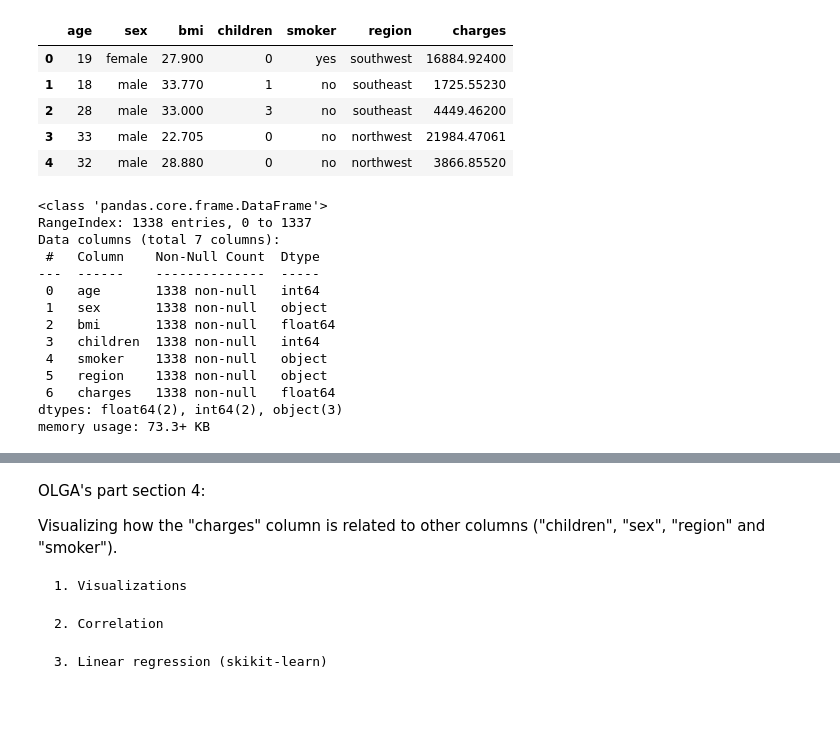
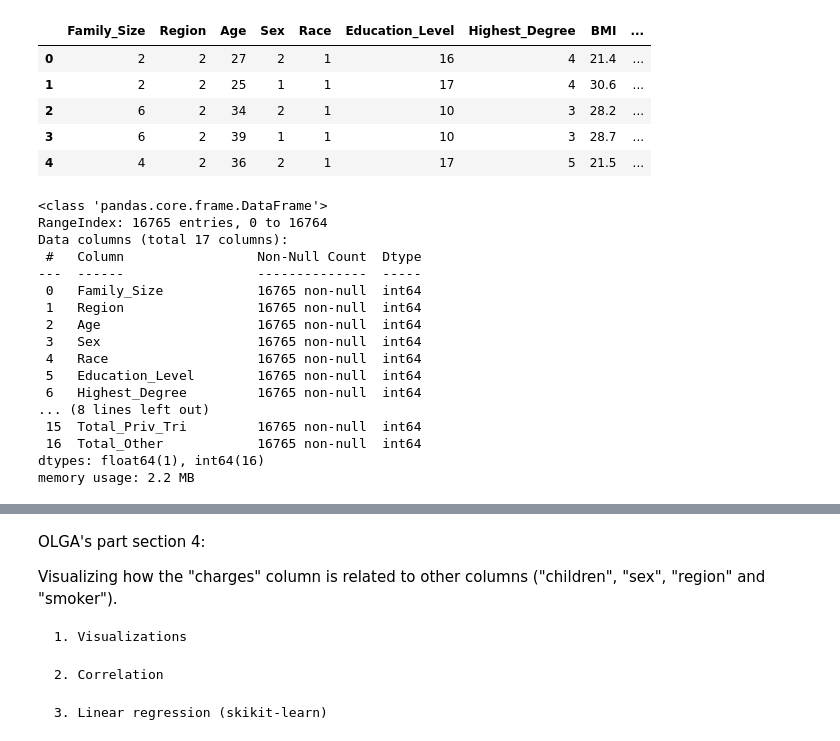
Before and after one commit to Knyazhna/UWFinTech_Group4_Project2, a Jupyter notebook: Predicting_health_insurance_cost.ipynb, the cells around one changed output, grey strips where cells are left out. Cells and saved outputs as stored; diff of their text form; code cells hidden in the pictures; blank space fills up the shorter version.

```diff
--- a/Predicting_health_insurance_cost.ipynb
+++ b/Predicting_health_insurance_cost.ipynb
@@ -23,31 +26,34 @@ import warnings
 warnings.filterwarnings("ignore")
 # %%
 # Load data
-insurance_df = pd.read_csv("Resources/insurance.csv")
-insurance_df.head()
+df_healthcare = pd.read_csv("Resources/2018_FYC.csv")
+df_healthcare.head()
 # %% [output]
-|  | age | sex | bmi | children | smoker | region | charges |
-| 0 | 19 | female | 27.900 | 0 | yes | southwest | 16884.92400 |
-| 1 | 18 | male | 33.770 | 1 | no | southeast | 1725.55230 |
-| 2 | 28 | male | 33.000 | 3 | no | southeast | 4449.46200 |
-| 3 | 33 | male | 22.705 | 0 | no | northwest | 21984.47061 |
-| 4 | 32 | male | 28.880 | 0 | no | northwest | 3866.85520 |
+|  | Family_Size | Region | Age | Sex | Race | Education_Level | Highest_Degree | BMI | ... |
+| 0 | 2 | 2 | 27 | 2 | 1 | 16 | 4 | 21.4 | ... |
+| 1 | 2 | 2 | 25 | 1 | 1 | 17 | 4 | 30.6 | ... |
+| 2 | 6 | 2 | 34 | 2 | 1 | 10 | 3 | 28.2 | ... |
+| 3 | 6 | 2 | 39 | 1 | 1 | 10 | 3 | 28.7 | ... |
+| 4 | 4 | 2 | 36 | 2 | 1 | 17 | 5 | 21.5 | ... |
 # %%
 #Exploring the data for higher level information
-insurance_df.info()
+df_healthcare.info()
 # %% [output]
 <class 'pandas.core.frame.DataFrame'>
-RangeIndex: 1338 entries, 0 to 1337
-Data columns (total 7 columns):
- #   Column    Non-Null Count  Dtype
----  ------    --------------  -----
- 0   age       1338 non-null   int64
- 1   sex       1338 non-null   object
- 2   bmi       1338 non-null   float64
- 3   children  1338 non-null   int64
- 4   smoker    1338 non-null   object
- 5   region    1338 non-null   object
- 6   charges   1338 non-null   float64
-dtypes: float64(2), int64(2), object(3)
-memory usage: 73.3+ KB
+RangeIndex: 16765 entries, 0 to 16764
+Data columns (total 17 columns):
+ #   Column                 Non-Null Count  Dtype
+---  ------                 --------------  -----
+ 0   Family_Size            16765 non-null  int64
+ 1   Region                 16765 non-null  int64
+ 2   Age                    16765 non-null  int64
+ 3   Sex                    16765 non-null  int64
+ 4   Race                   16765 non-null  int64
+ 5   Education_Level        16765 non-null  int64
+ 6   Highest_Degree         16765 non-null  int64
+... (8 lines left out)
+ 15  Total_Priv_Tri         16765 non-null  int64
+ 16  Total_Other            16765 non-null  int64
+dtypes: float64(1), int64(16)
+memory usage: 2.2 MB
 # %%
```
Also changed, not shown: parts of 17 cells of this notebook, 4 other files.
